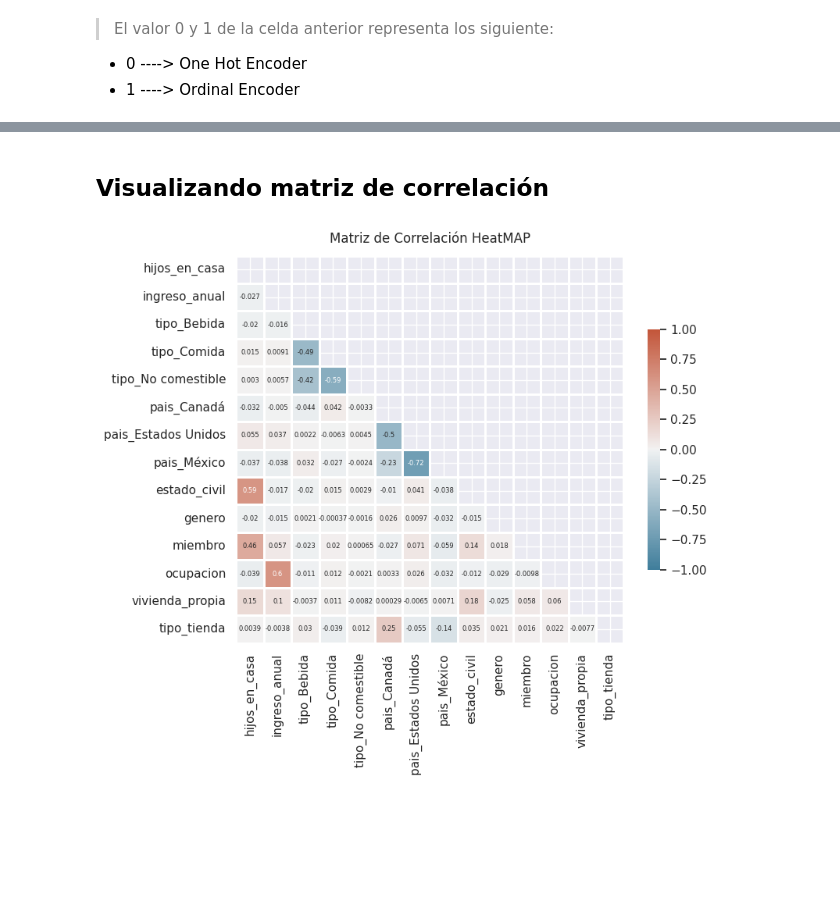
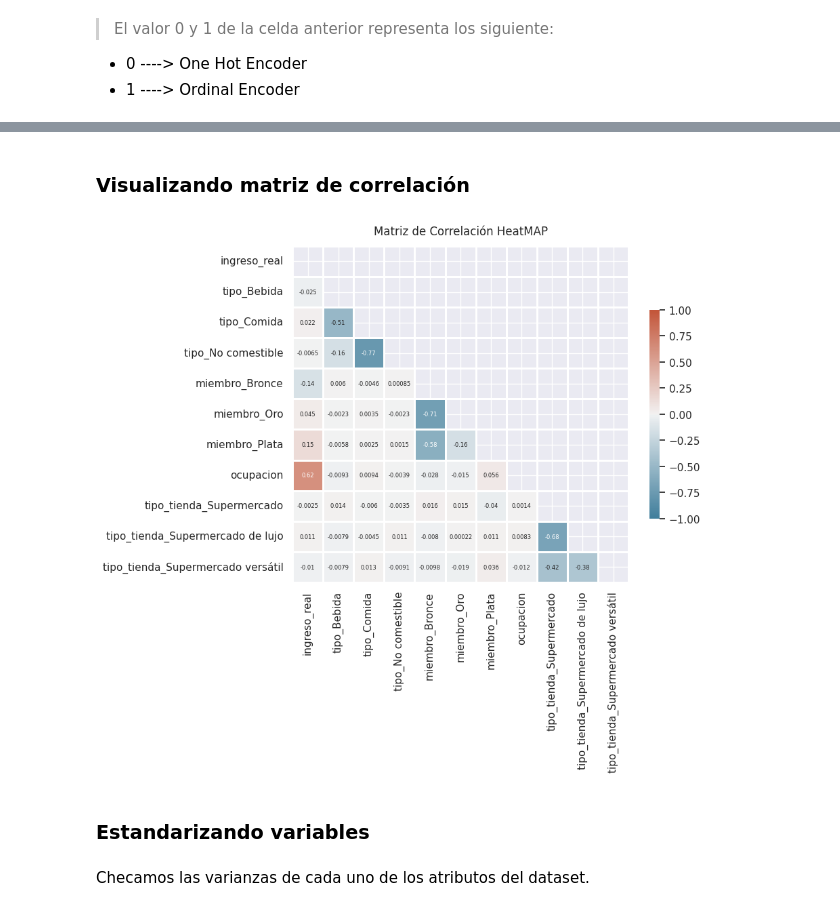
Before and after one commit to RicardxJMG/Esencia-del-cliente, a Jupyter notebook: esencia_del_cliente_1.ipynb, the cells around one changed output, grey strips where cells are left out. Drawn from its saved outputs; the diff is of its cells as text; code cells hidden in the pictures; blank space fills up the shorter version.

```diff
--- a/esencia_del_cliente_1.ipynb
+++ b/esencia_del_cliente_1.ipynb
@@ -369,0 +482,2 @@ datos_segmento.shape[0]
+# %%
+datos_segmento = datos_segmento.sample(frac=1, random_state=1423).reset_index(drop=True)
@@ -374,12 +512,11 @@ from sklearn.preprocessing import OneHotEncoder, OrdinalEncoder, StandardScaler
 # %%
-dict_encoding =  {'tipo': (0,['Comida', 'No comestible', 'Bebida']),
- 'pais': (0,['México', 'Canadá', 'Estados Unidos']),
- 'estado_civil': (1,['Soltero', 'Casado']),
- 'genero': (1,['Femenino', 'Masculino']),
- 'miembro': (1,['Bronce','Plata', 'Oro']),
- 'ocupacion': (1,['Obrero', 'Técnico','Cargo de Oficina','Gestión','Profesional']),
- 'vivienda_propia': (1,['No', 'Sí']),
- 'tipo_tienda': (1,['Pequeño supermercado', 'Supermercado mediano', 'Supermercado','Supermercado gourmet', 'Supermercado de lujo'])
+dict_encoding =  {'tipo': (0, datos_segmento.tipo.unique().tolist()),
+                  #'departamento': (1, datos_segmento.departamento.unique().tolist()),
+                  #'pais': (1,['México', 'Estados Unidos']),
+                  'miembro': (0,['Bronce','Plata', 'Oro']),
+                  'ocupacion': (1,['Obrero', 'Técnico','Cargo de Oficina','Gestión','Profesional']),
+                  #'tipo_tienda': (0,[ 'Supermercado versátil', 'Supermercado', 'Supermercado de lujo']),
+                  #'promocion': (1, datos_segmento.promocion.unique().tolist())
   }
 # %% [markdown]
 > El valor 0 y 1 de la celda anterior representa los siguiente:
@@ -387,13 +524,14 @@ dict_encoding =  {'tipo': (0,['Comida', 'No comestible', 'Bebida']),
 * 1 ----> Ordinal Encoder
 # %%
 def encoding_variables(dict_encoding):
+  datos_segmento_copy = datos_segmento.copy()
   data_encoding = pd.DataFrame()
   for key, value in dict_encoding.items():
     encoder = OneHotEncoder(sparse_output=False).set_output(transform = 'pandas') if value[0] == 0 else OrdinalEncoder(categories=[value[1]]).set_output(transform = 'pandas')
-    if value[0] !=0:
-      data_encoding[key] = encoder.fit_transform(datos_segmento[[key]])
+    if value[0]!=0:
+      data_encoding[key] = encoder.fit_transform(datos_segmento_copy[[key]])
     else:
-      df_tmp = encoder.fit_transform(datos_segmento[[key]])
+      df_tmp = encoder.fit_transform(datos_segmento_copy[[key]])
       data_encoding = pd.concat([data_encoding, df_tmp], axis=1)
   return data_encoding
 # %%
@@ -409,4 +547,3 @@ df_encoding.sample(5)
 # %%
-datos_segmento.drop(columns=list(dict_encoding.keys()), inplace=True)
-datos_segmento = pd.concat([datos_segmento, df_encoding], axis=1, ignore_index=False).reset_index(drop=True)
-datos_segmento.head(5)
+datos_segmento_cp = datos_segmento.drop(columns=list(dict_encoding.keys()))
+datos_encoding = pd.concat([datos_segmento_cp, df_encoding], axis=1, ignore_index=False).reset_index(drop=True)
@@ -442,24 +582,28 @@ memory usage: 535.8 KB
 # %% [markdown]
-## Visualizando matriz de correlación
+### Visualizando matriz de correlación
 # %%
 # Visualizando la matriz de correlacion entre las variables
-columns = datos_segmento.columns.to_list()
-corr = datos_segmento.corr()
+columns = datos_encoding.columns.to_list()
+corr = datos_encoding.corr()
 
 # Generate a mask for the upper triangle
 mask = np.triu(np.ones_like(corr, dtype=bool))
 
 # Set up the matplotlib figure
 f, ax = plt.subplots(figsize=(8, 8))
 
 # Generate a custom diverging colormap
 cmap = sns.diverging_palette(230, 20, as_cmap=True)
 
 # Draw the heatmap with the mask and correct aspect ratio
 heatmap = sns.heatmap(corr, mask=mask, cmap=cmap, vmin = -1,vmax=1, center=0,
             square=True, linewidths=1, cbar_kws={"shrink": .5},annot=True,
                       annot_kws={"size": 6})
 
 heatmap.set_title('Matriz de Correlación HeatMAP', fontdict={'fontsize':12}, pad=12);
 # %% [output]
-[figure, old version]
+[figure, new version]
+# %% [markdown]
+### Estandarizando variables
+# %% [markdown]
+Checamos las varianzas de cada uno de los atributos del dataset.
```
Also changed, not shown: parts of 68 cells of this notebook.
